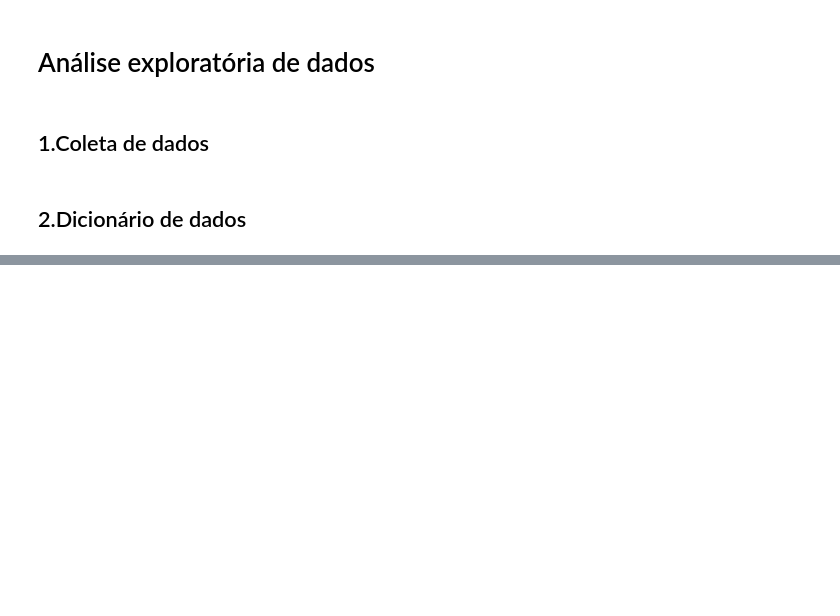
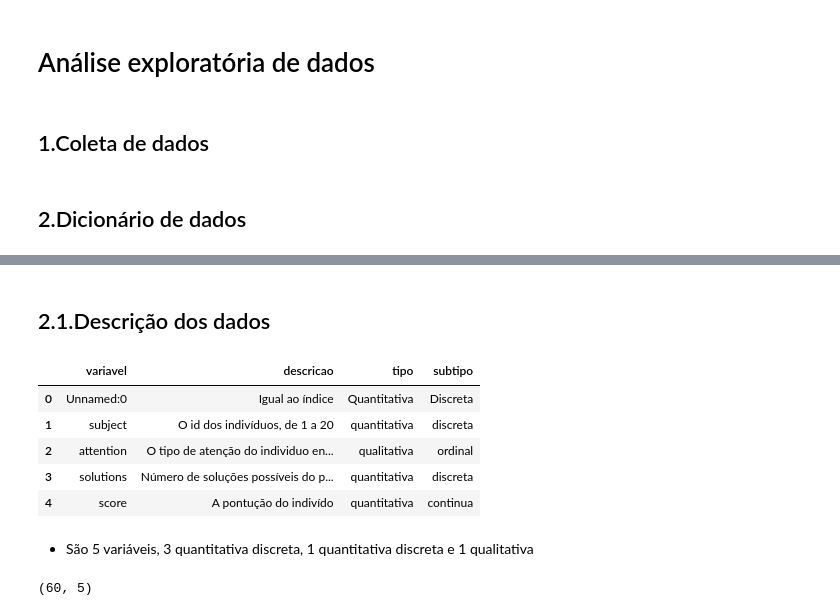
Before and after one commit to LucasFerreira1107/avanti-bootcamp-cdd, a Jupyter notebook: notebooks/01-exploratory_data_analysis.ipynb, the cells around one changed output, grey strips where cells are left out. Saved outputs shown, nothing was run; the diff lists cells and outputs as text; code cells hidden in the pictures; blank space fills up the shorter version.

```diff
--- a/notebooks/01-exploratory_data_analysis.ipynb
+++ b/notebooks/01-exploratory_data_analysis.ipynb
@@ -105,2 +96,20 @@ dtype: float64
 # %%
 dicionario.to_csv('../data/external/dicionario.csv', index=False)
+# %% [markdown]
+## 2.1.Descrição dos dados
+# %%
+dicionario
+# %% [output]
+|  | variavel | descricao | tipo | subtipo |
+| 0 | Unnamed:0 | Igual ao índice | Quantitativa | Discreta |
+| 1 | subject | O id dos indivíduos, de 1 a 20 | quantitativa | discreta |
+| 2 | attention | O tipo de atenção do individuo en... | qualitativa | ordinal |
+| 3 | solutions | Número de soluções possíveis do p... | quantitativa | discreta |
+| 4 | score | A pontução do indivído | quantitativa | continua |
+# %% [markdown]
+ - São 5 variáveis, 3 quantitativa discreta, 1 quantitativa discreta e 1 qualitativa
+# %%
+#Descobrindo a quantidade de linhas e colunas do dataset
+attention.shape
+# %% [output]
+(60, 5)
```
Also changed, not shown: parts of 28 cells of this notebook.
